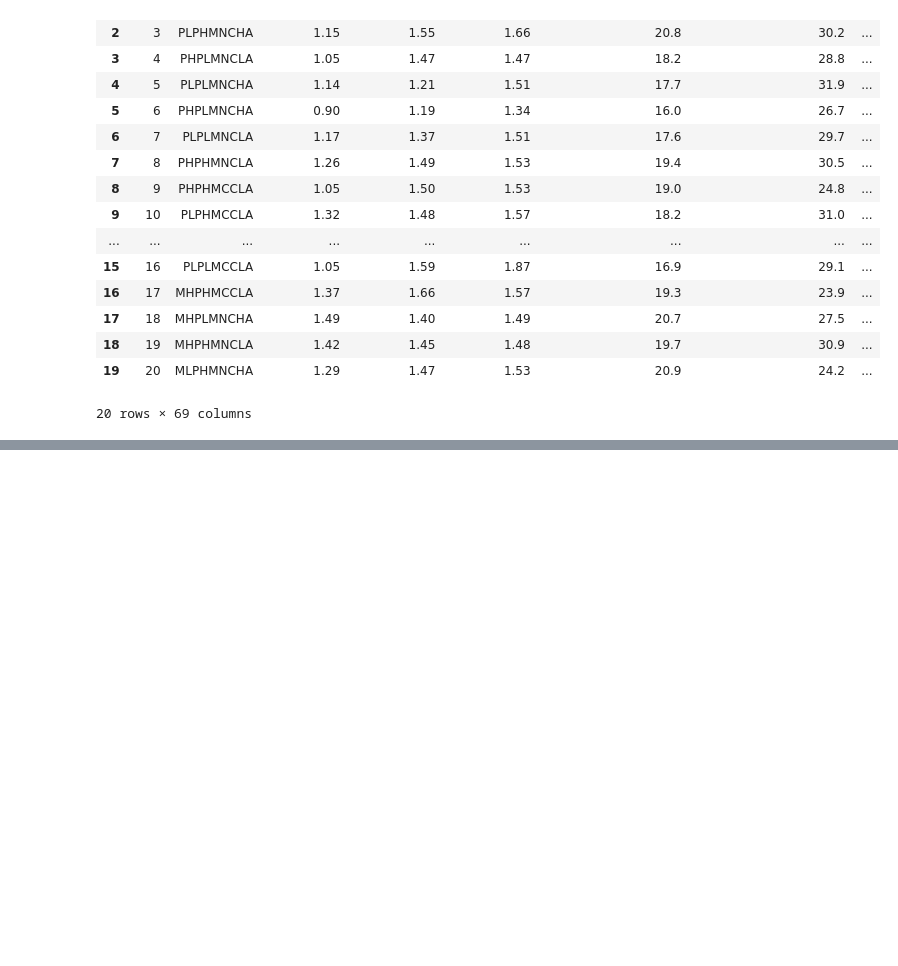
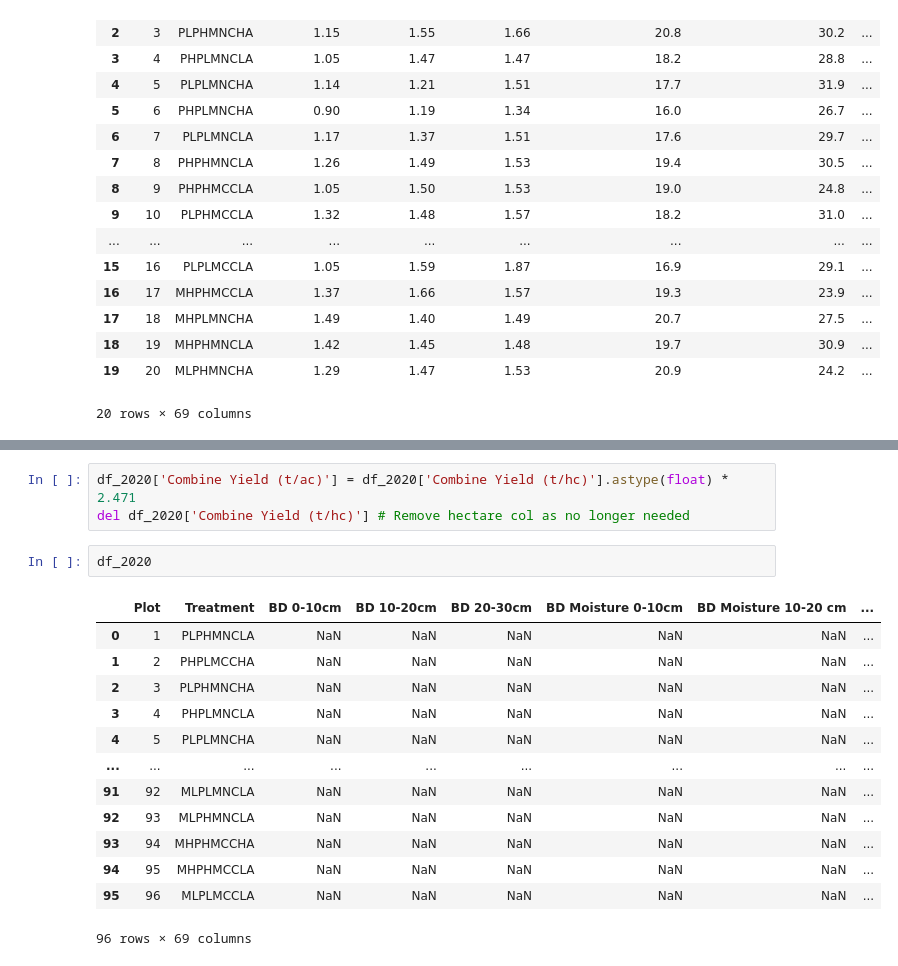
Before and after one commit to ciaranpflanagan/FYP, a Jupyter notebook: data_cleaning.ipynb, the cells around one changed output, grey strips where cells are left out. Cells and saved outputs as stored; diff of their text form; blank space fills up the shorter version.

Commit message:
Converting combine yield from t/hc to t/ac

```diff
--- a/data_cleaning.ipynb
+++ b/data_cleaning.ipynb
@@ -46,0 +67,19 @@ df_2021.head(20)
+# %%
+df_2020['Combine Yield (t/ac)'] = df_2020['Combine Yield (t/hc)'].astype(float) * 2.471
+del df_2020['Combine Yield (t/hc)'] # Remove hectare col as no longer needed
+# %%
+df_2020
+# %% [output]
+|  | Plot | Treatment | BD 0-10cm | BD 10-20cm | BD 20-30cm | BD Moisture 0-10cm | BD Moisture 10-20 cm | ... |
+| 0 | 1 | PLPHMNCLA | NaN | NaN | NaN | NaN | NaN | ... |
+| 1 | 2 | PHPLMCCHA | NaN | NaN | NaN | NaN | NaN | ... |
+| 2 | 3 | PLPHMNCHA | NaN | NaN | NaN | NaN | NaN | ... |
+| 3 | 4 | PHPLMNCLA | NaN | NaN | NaN | NaN | NaN | ... |
+| 4 | 5 | PLPLMNCHA | NaN | NaN | NaN | NaN | NaN | ... |
+| ... | ... | ... | ... | ... | ... | ... | ... | ... |
+| 91 | 92 | MLPLMNCLA | NaN | NaN | NaN | NaN | NaN | ... |
+| 92 | 93 | MLPHMNCLA | NaN | NaN | NaN | NaN | NaN | ... |
+| 93 | 94 | MHPHMCCHA | NaN | NaN | NaN | NaN | NaN | ... |
+| 94 | 95 | MHPHMCCLA | NaN | NaN | NaN | NaN | NaN | ... |
+| 95 | 96 | MLPLMCCLA | NaN | NaN | NaN | NaN | NaN | ... |
+96 rows × 69 columns
```
Also changed, not shown: parts of 3 cells of this notebook, 8 other files.
